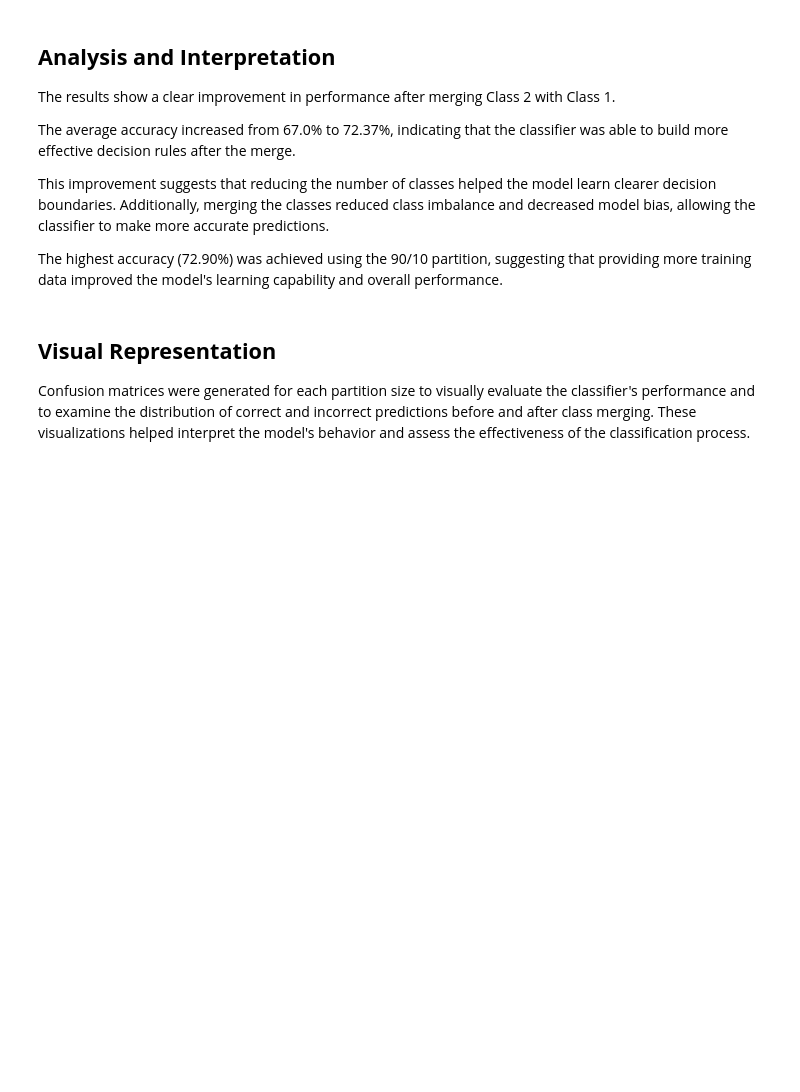
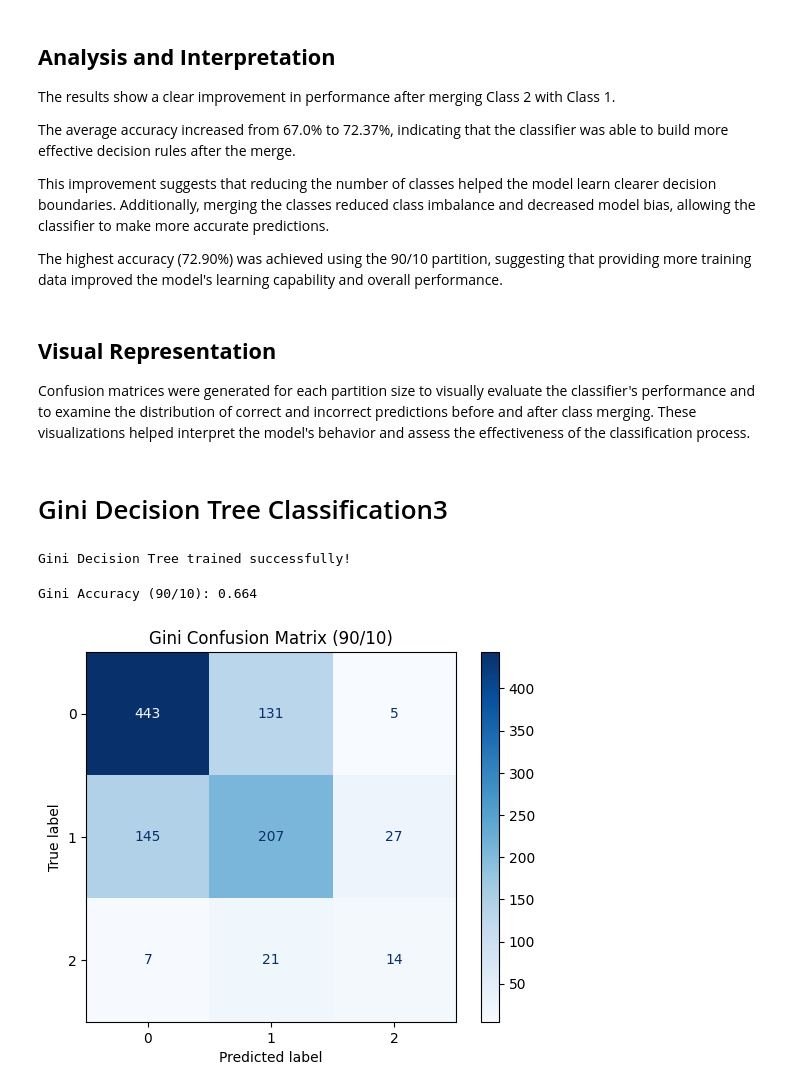
Before and after one commit to hend-22/-IT326-Project, a Jupyter notebook: Reports/Phase3.ipynb, the cells around one changed output. Drawn from its saved outputs; the diff is of its cells as text; code cells hidden in the pictures; blank space fills up the shorter version.

```diff
--- a/Reports/Phase3.ipynb
+++ b/Reports/Phase3.ipynb
@@ -221,3 +221,50 @@ The highest accuracy (72.90%) was achieved using the 90/10 partition, suggesting
 ## **Visual Representation**
 
 Confusion matrices were generated for each partition size to visually evaluate the classifier's performance and to examine the distribution of correct and incorrect predictions before and after class merging. These visualizations helped interpret the model's behavior and assess the effectiveness of the classification process.
+# %% [markdown]
+# Gini Decision Tree Classification3
+# %%
+from sklearn.model_selection import train_test_split
+from sklearn.tree import DecisionTreeClassifier
+
+X = df.drop('Daily_Stress_Level', axis=1)
+y = df['Daily_Stress_Level']
+
+X_train, X_test, y_train, y_test = train_test_split(
+    X, y,
+    test_size=0.1,
+    random_state=1,
+    stratify=y
+)
+
+gini_model = DecisionTreeClassifier(
+    criterion='gini',
+    random_state=1
+)
+
+gini_model.fit(X_train, y_train)
+
+print("Gini Decision Tree trained successfully!")
+# %% [output]
+Gini Decision Tree trained successfully!
+# %%
+from sklearn.metrics import accuracy_score, confusion_matrix, ConfusionMatrixDisplay
+import matplotlib.pyplot as plt
+
+y_pred = gini_model.predict(X_test)
+
+accuracy = accuracy_score(y_test, y_pred)
+print("Gini Accuracy (90/10):", accuracy)
+
+cm = confusion_matrix(y_test, y_pred)
+
+ConfusionMatrixDisplay(
+    confusion_matrix=cm,
+    display_labels=[0, 1, 2]
+).plot(cmap='Blues')
+
+plt.title("Gini Confusion Matrix (90/10)")
+plt.show()
+# %% [output]
+Gini Accuracy (90/10): 0.664
+[figure, added]
```
Also changed, not shown: parts of 15 cells of this notebook.
